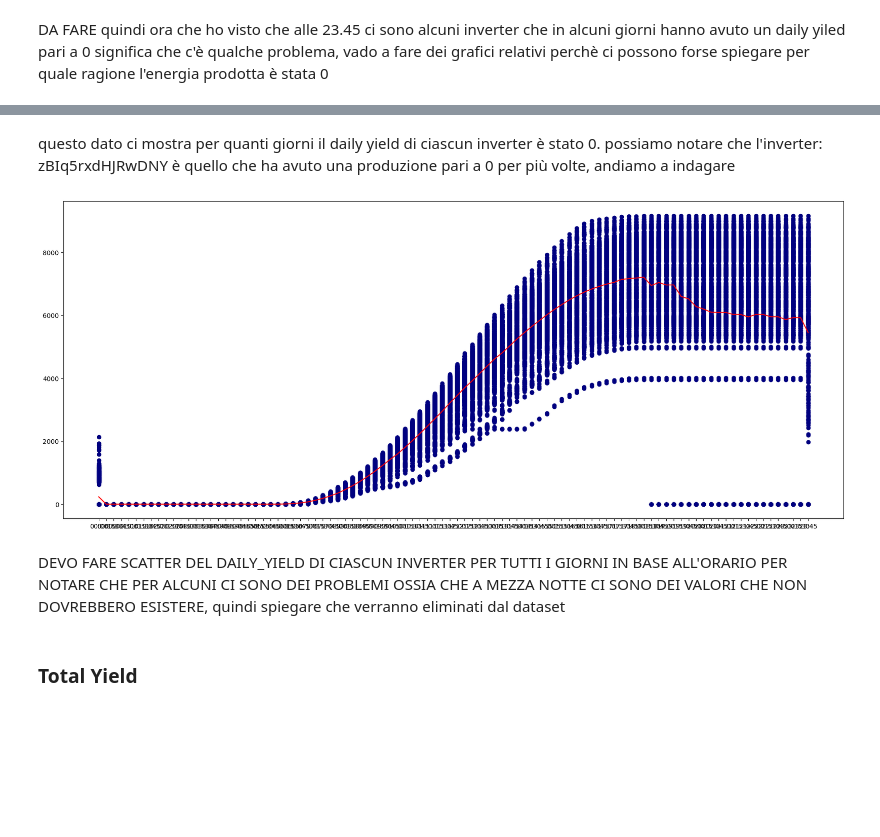
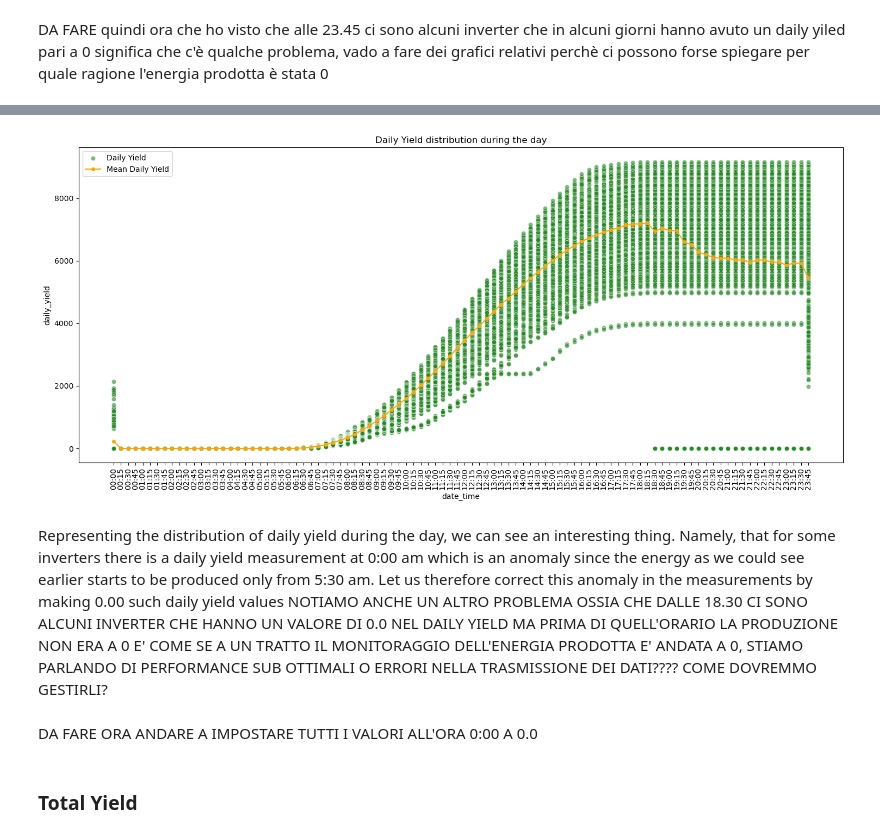
Before and after one commit to Christian-Braga/energy_forecast_ML, a Jupyter notebook: Chris_test_py.ipynb, the cells around one changed output, grey strips where cells are left out. Saved outputs shown, nothing was run; the diff lists cells and outputs as text; code cells hidden in the pictures; blank space fills up the shorter version.

Commit message:
altre modifiche grafici / rilevato problema nel daily yield

```diff
--- a/Chris_test_py.ipynb
+++ b/Chris_test_py.ipynb
@@ -381,21 +365,23 @@ Name: source_key, dtype: int64
-# %% [markdown]
-questo dato ci mostra per quanti giorni il daily yield di ciascun inverter è stato 0. possiamo notare che l'inverter: zBIq5rxdHJRwDNY è quello che ha avuto una produzione pari a 0 per più volte, andiamo a indagare
-# %%
-copy_df2 = p1_gen_df.copy()
-copy_df2['date_time'] = copy_df2['date_time'].dt.strftime('%H:%M')
-copy_df2[copy_df2['source_key'] == 'zBIq5rxdHJRwDNY']
-mean_dy = copy_df2.groupby('date_time')['daily_yield'].mean().reset_index()
-plt.figure(figsize=(22,9))
-plt.scatter(copy_df2['date_time'],copy_df2['daily_yield'],color='navy')
-plt.plot(mean_dy['date_time'],mean_dy['daily_yield'],color = 'red')
-
-plt.plot()
-plt.show()
-#GRAFICO DA ELIMINARE!!!!!!!!!!!!!
-# %% [output]
-[figure, removed]
-# %% [markdown]
-DEVO FARE SCATTER DEL DAILY_YIELD DI CIASCUN INVERTER PER TUTTI I GIORNI IN BASE ALL'ORARIO PER NOTARE CHE PER ALCUNI CI SONO DEI PROBLEMI OSSIA CHE A MEZZA NOTTE CI SONO DEI VALORI CHE NON DOVREBBERO ESISTERE, quindi spiegare che verranno eliminati dal dataset
+# %%
+#plotting the daily yield over the hours of the day for each inverter in each day
+plot_copy = p1_gen_df.copy()
+plot_copy['date_time'] = plot_copy['date_time'].dt.strftime('%H:%M')
+mean_dy = plot_copy.groupby('date_time')['daily_yield'].mean().reset_index()
+
+plt.figure(figsize=(15, 7))
+sns.scatterplot(data=plot_copy, x='date_time', y='daily_yield', alpha=0.6, color='forestgreen', label='Daily Yield')
+plt.plot(mean_dy['date_time'], mean_dy['daily_yield'], color='orange', marker='o', linestyle='-', linewidth=1.5, markersize=4, label='Mean Daily Yield')
+plt.title('Daily Yield distribution during the day')
+plt.xticks(rotation=90)
+plt.legend()
+plt.tight_layout()
+plt.show()
+# %% [output]
+[figure, added]
+# %% [markdown]
+Representing the distribution of daily yield during the day, we can see an interesting thing. Namely, that for some inverters there is a daily yield measurement at 0:00 am which is an anomaly since the energy as we could see earlier starts to be produced only from 5:30 am. Let us therefore correct this anomaly in the measurements by making 0.00 such daily yield values NOTIAMO ANCHE UN ALTRO PROBLEMA OSSIA CHE DALLE 18.30 CI SONO ALCUNI INVERTER CHE HANNO UN VALORE DI 0.0 NEL DAILY YIELD MA PRIMA DI QUELL'ORARIO LA PRODUZIONE NON ERA A 0 E' COME SE A UN TRATTO IL MONITORAGGIO DELL'ENERGIA PRODOTTA E' ANDATA A 0, STIAMO PARLANDO DI PERFORMANCE SUB OTTIMALI O ERRORI NELLA TRASMISSIONE DEI DATI???? COME DOVREMMO GESTIRLI?
+# %% [markdown]
+DA FARE ORA ANDARE A IMPOSTARE TUTTI I VALORI ALL'ORA 0:00 A 0.0
 # %% [markdown]
 <h3>Total Yield</h3>
 # %% [markdown]
```
Also changed, not shown: parts of 1 cell of this notebook.
